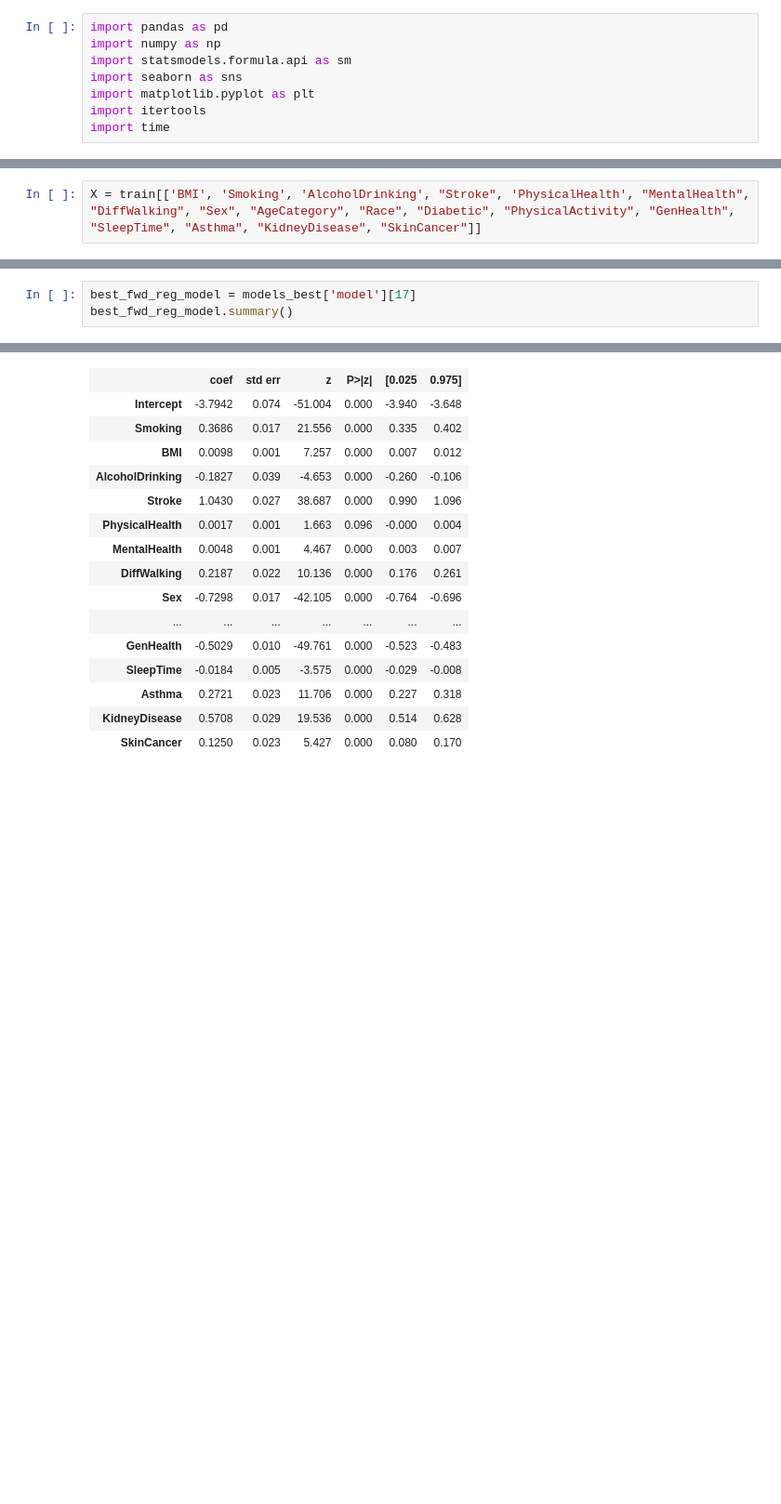
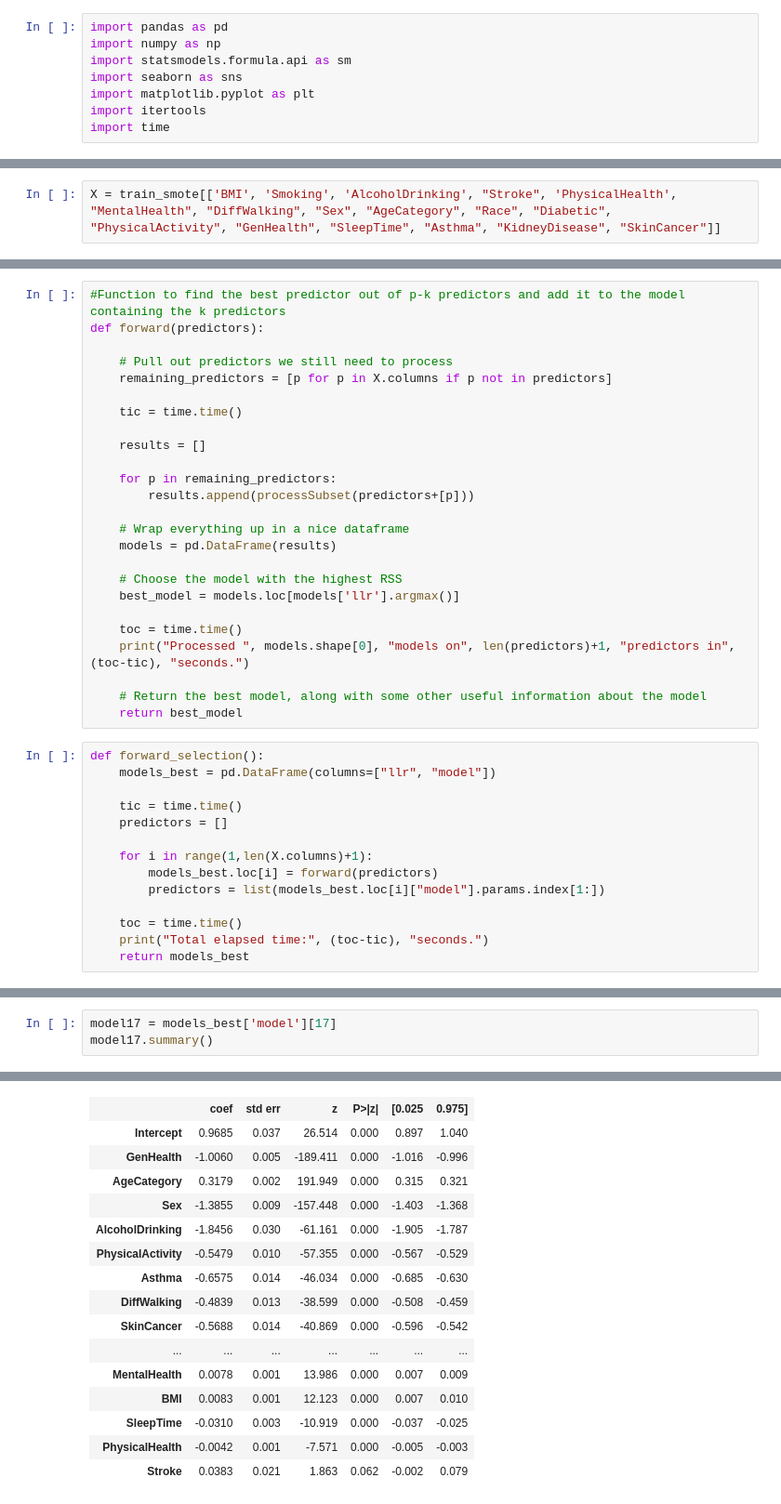
Before and after one commit to JerayuT/Group-5-WQ23-Data-Science, a Jupyter notebook: Project Analysis.ipynb, the cells around one changed output, grey strips where cells are left out. Shown: that part at 93% size. Drawn from its saved outputs; the diff is of its cells as text; blank space fills up the shorter version.

```diff
--- a/Project Analysis.ipynb
+++ b/Project Analysis.ipynb
@@ -193,2 +198,2 @@ memory usage: 30.7 MB
 # %%
-X = train[['BMI', 'Smoking', 'AlcoholDrinking', "Stroke", 'PhysicalHealth', "MentalHealth", "DiffWalking", "Sex", "AgeCategory", "Race", "Diabetic", "PhysicalActivity", "GenHealth", "SleepTime", "Asthma", "KidneyDisease", "SkinCancer"]]
+X = train_smote[['BMI', 'Smoking', 'AlcoholDrinking', "Stroke", 'PhysicalHealth', "MentalHealth", "DiffWalking", "Sex", "AgeCategory", "Race", "Diabetic", "PhysicalActivity", "GenHealth", "SleepTime", "Asthma", "KidneyDisease", "SkinCancer"]]
@@ -306,0 +223,39 @@ best_sub_plots()
+# %%
+#Function to find the best predictor out of p-k predictors and add it to the model containing the k predictors
+def forward(predictors):
+
+    # Pull out predictors we still need to process
+    remaining_predictors = [p for p in X.columns if p not in predictors]
+
+    tic = time.time()
+
+    results = []
+
+    for p in remaining_predictors:
+        results.append(processSubset(predictors+[p]))
+
+    # Wrap everything up in a nice dataframe
+    models = pd.DataFrame(results)
+
+    # Choose the model with the highest RSS
+    best_model = models.loc[models['llr'].argmax()]
+
+    toc = time.time()
+    print("Processed ", models.shape[0], "models on", len(predictors)+1, "predictors in", (toc-tic), "seconds.")
+
+    # Return the best model, along with some other useful information about the model
+    return best_model
+# %%
+def forward_selection():
+    models_best = pd.DataFrame(columns=["llr", "model"])
+
+    tic = time.time()
+    predictors = []
+
+    for i in range(1,len(X.columns)+1):
+        models_best.loc[i] = forward(predictors)
+        predictors = list(models_best.loc[i]["model"].params.index[1:])
+
+    toc = time.time()
+    print("Total elapsed time:", (toc-tic), "seconds.")
+    return models_best
@@ -338,5 +342,5 @@ print(vif_data)
 # %%
-best_fwd_reg_model = models_best['model'][17]
-best_fwd_reg_model.summary()
+model17 = models_best['model'][17]
+model17.summary()
 # %% [output]
 Logit Regression Results
@@ -349,17 +353,17 @@ Logit Regression Results
 | Covariance Type: | nonrobust | LLR p-value: | 0.000 |
 |  | coef | std err | z | P>|z| | [0.025 | 0.975] |
-| Intercept | -3.7942 | 0.074 | -51.004 | 0.000 | -3.940 | -3.648 |
-| Smoking | 0.3686 | 0.017 | 21.556 | 0.000 | 0.335 | 0.402 |
-| BMI | 0.0098 | 0.001 | 7.257 | 0.000 | 0.007 | 0.012 |
-| AlcoholDrinking | -0.1827 | 0.039 | -4.653 | 0.000 | -0.260 | -0.106 |
-| Stroke | 1.0430 | 0.027 | 38.687 | 0.000 | 0.990 | 1.096 |
-| PhysicalHealth | 0.0017 | 0.001 | 1.663 | 0.096 | -0.000 | 0.004 |
-| MentalHealth | 0.0048 | 0.001 | 4.467 | 0.000 | 0.003 | 0.007 |
-| DiffWalking | 0.2187 | 0.022 | 10.136 | 0.000 | 0.176 | 0.261 |
-| Sex | -0.7298 | 0.017 | -42.105 | 0.000 | -0.764 | -0.696 |
+| Intercept | 0.9685 | 0.037 | 26.514 | 0.000 | 0.897 | 1.040 |
+| GenHealth | -1.0060 | 0.005 | -189.411 | 0.000 | -1.016 | -0.996 |
+| AgeCategory | 0.3179 | 0.002 | 191.949 | 0.000 | 0.315 | 0.321 |
+| Sex | -1.3855 | 0.009 | -157.448 | 0.000 | -1.403 | -1.368 |
+| AlcoholDrinking | -1.8456 | 0.030 | -61.161 | 0.000 | -1.905 | -1.787 |
+| PhysicalActivity | -0.5479 | 0.010 | -57.355 | 0.000 | -0.567 | -0.529 |
+| Asthma | -0.6575 | 0.014 | -46.034 | 0.000 | -0.685 | -0.630 |
+| DiffWalking | -0.4839 | 0.013 | -38.599 | 0.000 | -0.508 | -0.459 |
+| SkinCancer | -0.5688 | 0.014 | -40.869 | 0.000 | -0.596 | -0.542 |
 | ... | ... | ... | ... | ... | ... | ... |
-| GenHealth | -0.5029 | 0.010 | -49.761 | 0.000 | -0.523 | -0.483 |
-| SleepTime | -0.0184 | 0.005 | -3.575 | 0.000 | -0.029 | -0.008 |
-| Asthma | 0.2721 | 0.023 | 11.706 | 0.000 | 0.227 | 0.318 |
-| KidneyDisease | 0.5708 | 0.029 | 19.536 | 0.000 | 0.514 | 0.628 |
-| SkinCancer | 0.1250 | 0.023 | 5.427 | 0.000 | 0.080 | 0.170 |
+| MentalHealth | 0.0078 | 0.001 | 13.986 | 0.000 | 0.007 | 0.009 |
+| BMI | 0.0083 | 0.001 | 12.123 | 0.000 | 0.007 | 0.010 |
+| SleepTime | -0.0310 | 0.003 | -10.919 | 0.000 | -0.037 | -0.025 |
+| PhysicalHealth | -0.0042 | 0.001 | -7.571 | 0.000 | -0.005 | -0.003 |
+| Stroke | 0.0383 | 0.021 | 1.863 | 0.062 | -0.002 | 0.079 |
```
Also changed, not shown: parts of 53 cells of this notebook.
